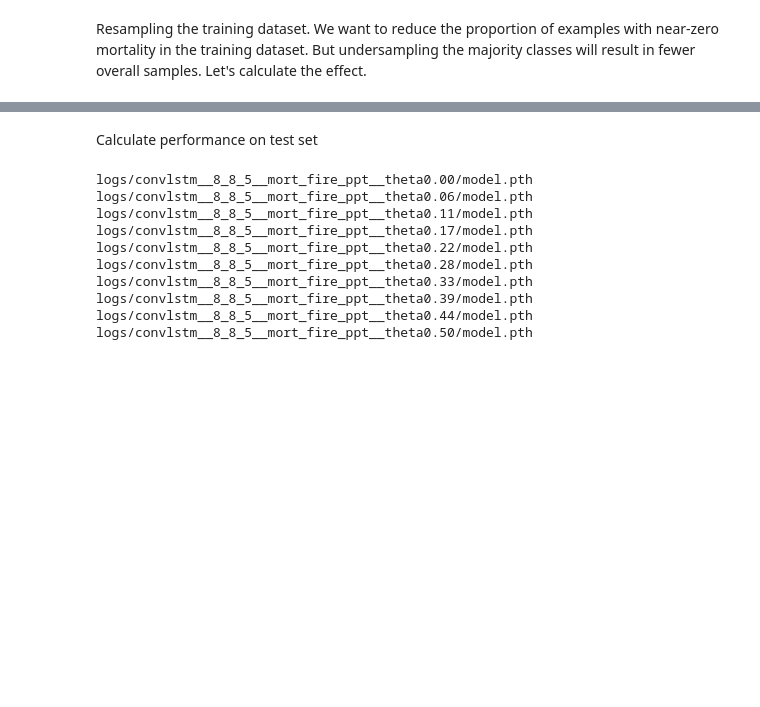
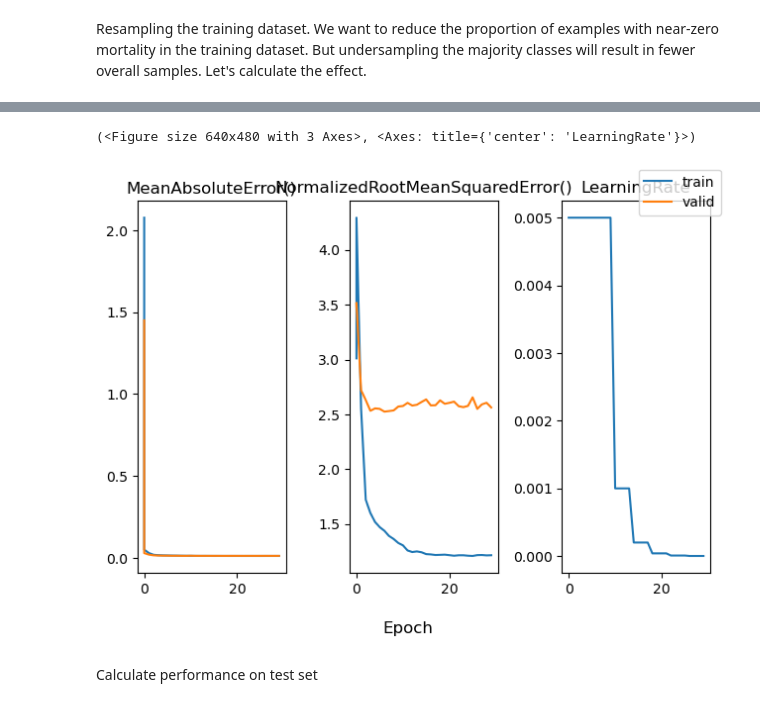
Before and after one commit to s-kganz/ForestLST, a Jupyter notebook: notebooks/preisler_convnet.ipynb, the cells around one changed output, grey strips where cells are left out. Saved outputs shown, nothing was run; the diff lists cells and outputs as text; code cells hidden in the pictures; blank space fills up the shorter version.

```diff
--- a/notebooks/preisler_convnet.ipynb
+++ b/notebooks/preisler_convnet.ipynb
@@ -241,2 +396,7 @@ for th in np.linspace(0, theta_max, num=10):
+# %%
+util.plot.plot_all_scalars_in_run("logs/convlstm_small__8_8_5__ewma__6band/history/")
+# %% [output]
+(<Figure size 640x480 with 3 Axes>, <Axes: title={'center': 'LearningRate'}>)
+[figure, added]
 # %% [markdown]
 Calculate performance on test set
@@ -260,18 +403,3 @@ m = reload_model("logs/convlstm__8_8_5__mort_fire_ppt__theta0.00/model.pth")
-# %%
-import glob
-models_to_eval = glob.glob("logs/convlstm*theta*/model.pth")
-print("\n".join(models_to_eval))
-# %% [output]
-logs/convlstm__8_8_5__mort_fire_ppt__theta0.00/model.pth
-logs/convlstm__8_8_5__mort_fire_ppt__theta0.06/model.pth
-logs/convlstm__8_8_5__mort_fire_ppt__theta0.11/model.pth
-logs/convlstm__8_8_5__mort_fire_ppt__theta0.17/model.pth
-logs/convlstm__8_8_5__mort_fire_ppt__theta0.22/model.pth
-logs/convlstm__8_8_5__mort_fire_ppt__theta0.28/model.pth
-logs/convlstm__8_8_5__mort_fire_ppt__theta0.33/model.pth
-logs/convlstm__8_8_5__mort_fire_ppt__theta0.39/model.pth
-logs/convlstm__8_8_5__mort_fire_ppt__theta0.44/model.pth
-logs/convlstm__8_8_5__mort_fire_ppt__theta0.50/model.pth
 # %%
 from tqdm import tqdm
 import pandas as pd
```
Also changed, not shown: parts of 34 cells of this notebook.
